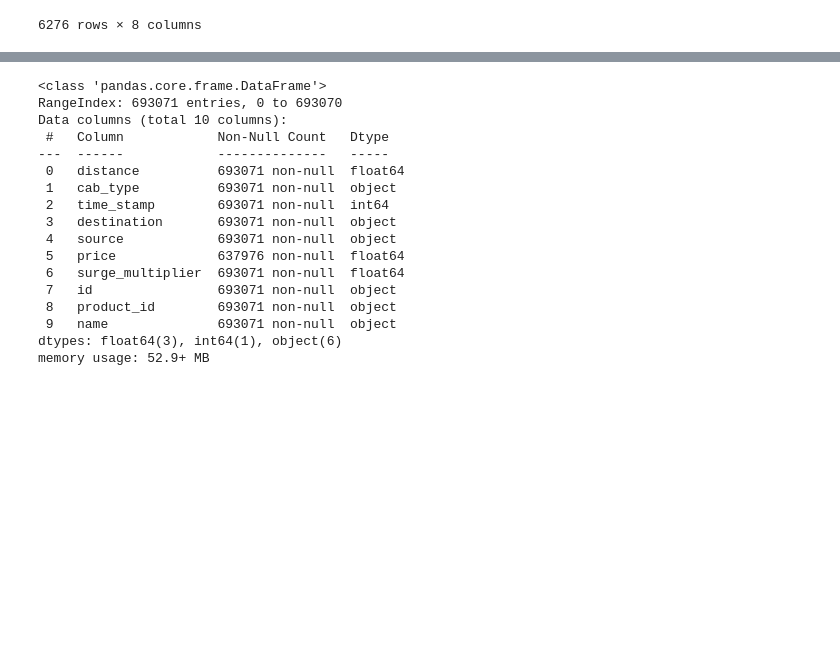
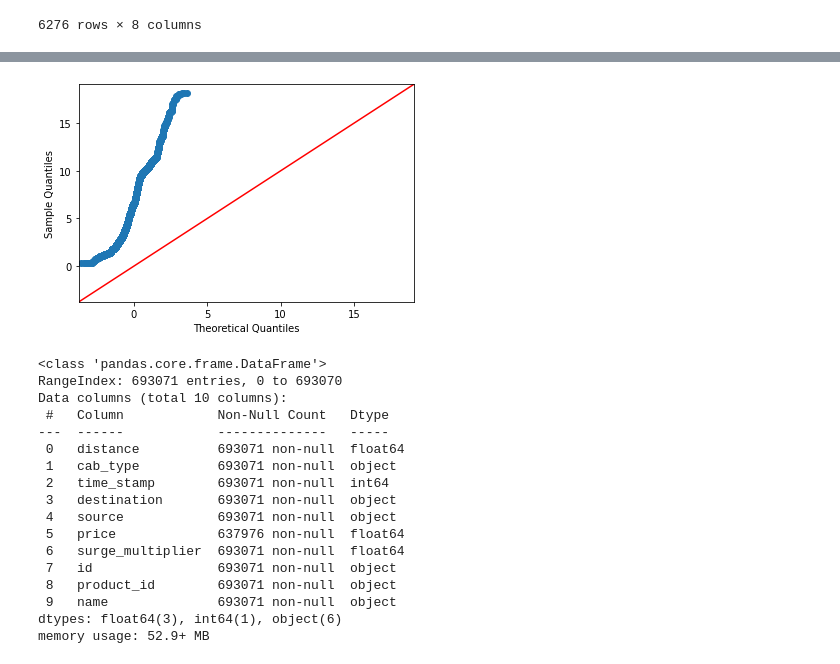
Before and after one commit to michaelle93/D214capstone, a Jupyter notebook: D214Report.ipynb, the cells around one changed output, grey strips where cells are left out. Cells and saved outputs as stored; diff of their text form; code cells hidden in the pictures; blank space fills up the shorter version.

```diff
--- a/D214Report.ipynb
+++ b/D214Report.ipynb
@@ -137,3 +147,8 @@ df2
+# %%
+fig = sm.qqplot(df2['wind'], line='45')
+plt.show()
+# %% [output]
+[figure, added]
 # %%
 # Distribution graphs (histogram/bar graph) of column data
 def plotPerColumnDistribution(df, nGraphShown, nGraphPerRow):
```
Also changed, not shown: parts of 22 cells of this notebook.
